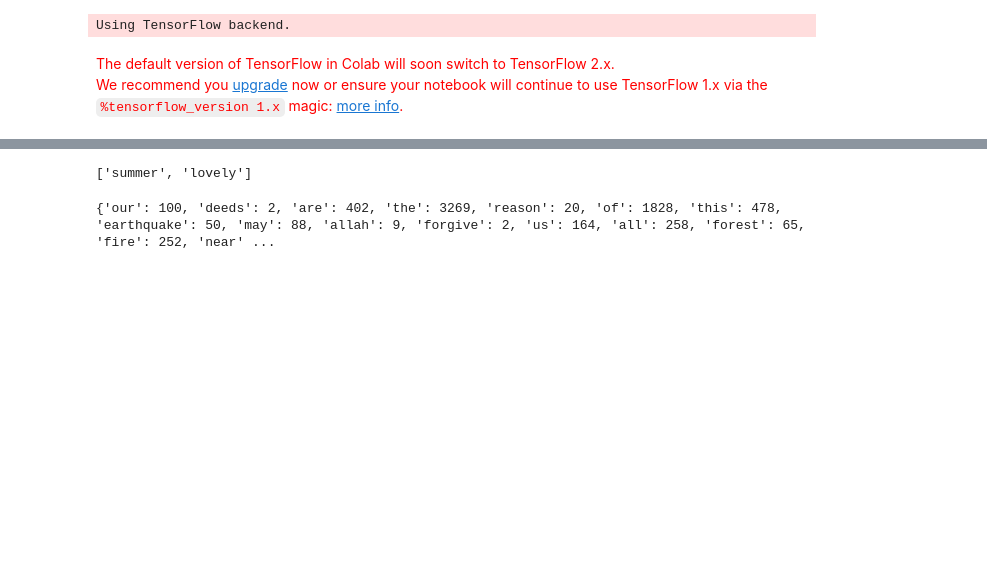
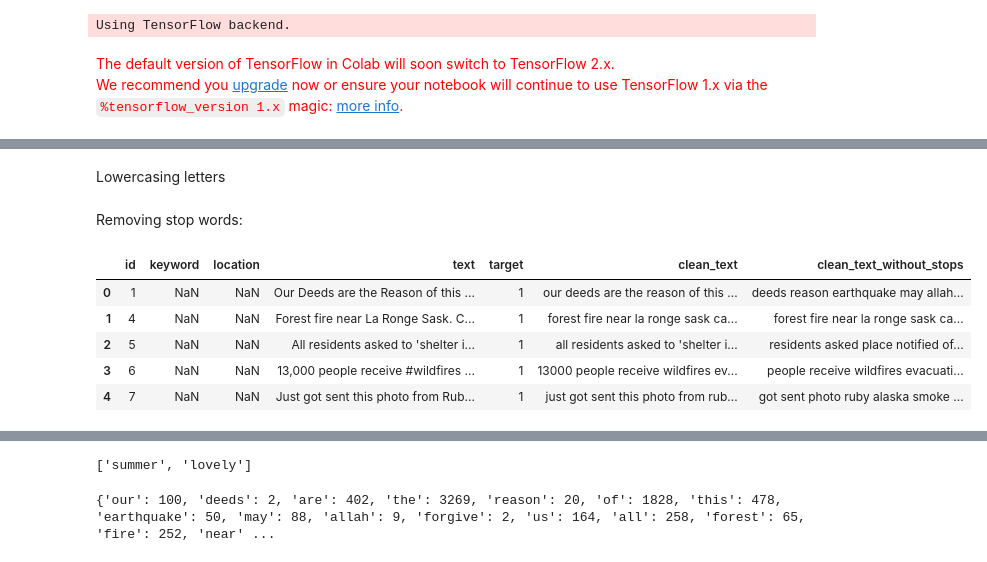
Before and after one commit to michal-dom/praca_magisterska, a Jupyter notebook: disaster_tweets/DTC-EDA.ipynb, the cells around one changed output, grey strips where cells are left out. Drawn from its saved outputs; the diff is of its cells as text; code cells hidden in the pictures; blank space fills up the shorter version.

```diff
--- a/disaster_tweets/DTC-EDA.ipynb
+++ b/disaster_tweets/DTC-EDA.ipynb
@@ -193,0 +146,7 @@ corpus=create_corpus(tweet)
+# %%
+def remove_punct(text):
+    return re.sub(r'[^A-Za-z0-9 \']', '', text)
+
+
+train['clean_text']=train['clean_text'].apply(lambda x : remove_punct(x))
+test['clean_text']=test['clean_text'].apply(lambda x : remove_punct(x))
@@ -193,0 +155,39 @@ corpus=create_corpus(tweet)
+# %%
+def remove_spaces(text):
+    html=re.compile(r' +')
+    return html.sub(r' ',text)
+
+train['clean_text']=train['clean_text'].apply(lambda x : remove_spaces(x))
+test['clean_text']=test['clean_text'].apply(lambda x : remove_spaces(x))
+# %% [markdown]
+Lowercasing letters
+# %%
+def to_lower(text):
+    return str(text).lower()
+
+train['clean_text']=train['clean_text'].apply(lambda x : to_lower(x))
+test['clean_text']=test['clean_text'].apply(lambda x : to_lower(x))
+# %% [markdown]
+Removing stop words:
+# %%
+def remove_stop_words(df):
+    corpus=[]
+    for tweet in tqdm(df['clean_text']):
+        words=[word for word in word_tokenize(tweet) if((word.isalpha()==1) & (word not in stop))]
+        corpus.append(" ".join(words))
+    return corpus
+
+
+train['clean_text_without_stops']=remove_stop_words(train)
+test['clean_text_without_stops']=remove_stop_words(test)
+
+# tweet['clean_text_without_stops']=tweet['clean_text'].apply(lambda x : to_lower(x))
+# %%
+train.head()
+# %% [output]
+|  | id | keyword | location | text | target | clean_text | clean_text_without_stops |
+| 0 | 1 | NaN | NaN | Our Deeds are the Reason of this ... | 1 | our deeds are the reason of this ... | deeds reason earthquake may allah... |
+| 1 | 4 | NaN | NaN | Forest fire near La Ronge Sask. C... | 1 | forest fire near la ronge sask ca... | forest fire near la ronge sask ca... |
+| 2 | 5 | NaN | NaN | All residents asked to 'shelter i... | 1 | all residents asked to 'shelter i... | residents asked place notified of... |
+| 3 | 6 | NaN | NaN | 13,000 people receive #wildfires ... | 1 | 13000 people receive wildfires ev... | people receive wildfires evacuati... |
+| 4 | 7 | NaN | NaN | Just got sent this photo from Rub... | 1 | just got sent this photo from rub... | got sent photo ruby alaska smoke ... |
```
Also changed, not shown: parts of 47 cells of this notebook.
